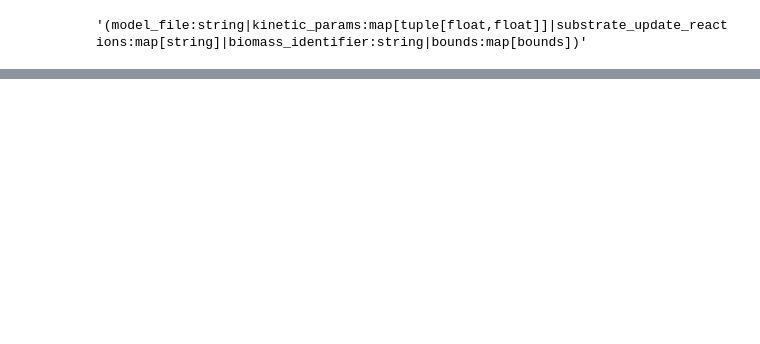
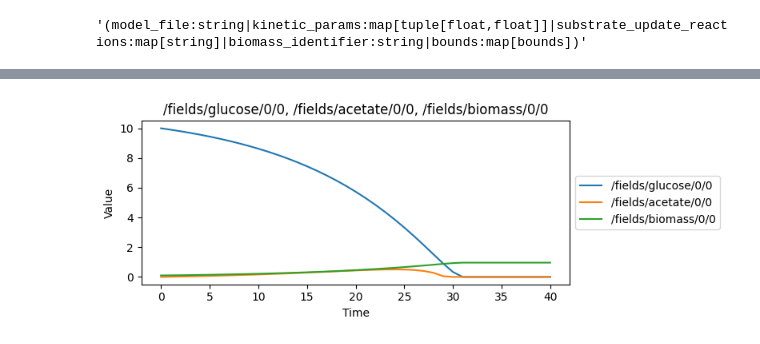
Before and after one commit to vivarium-collective/spatio-flux, a Jupyter notebook: demo/build_comets.ipynb, the cells around one changed output, grey strips where cells are left out. Cells and saved outputs as stored; diff of their text form; code cells hidden in the pictures; blank space fills up the shorter version.

```diff
--- a/demo/build_comets.ipynb
+++ b/demo/build_comets.ipynb
@@ -37,6 +41,23 @@ v.get_processes()
 v.process_schema('DynamicFBA')
 # %% [output]
 '(model_file:string|kinetic_params:map[tuple[float,float]]|substrate_update_reactions:map[string]|biomass_identifier:string|bounds:map[bounds])'
+# %%
+# TODO - enable get_dataclass to work with the new process
+# dfba_config  = v.get_dataclass('DynamicFBA')
+dfba_config = {
+    "model_file": "textbook",
+    "kinetic_params": {
+        "glucose": (0.5, 1),
+        "acetate": (0.5, 2)},
+    "substrate_update_reactions": {
+        "glucose": "EX_glc__D_e",
+        "acetate": "EX_ac_e"},
+    "biomass_identifier": "biomass",
+    "bounds": {
+        "EX_o2_e": {"lower": -2, "upper": None},
+        "ATPM": {"lower": 1, "upper": 1}
+    }
+}
 # %%
 # add a dynamic FBA process called 'dFBA'
 v.add_process(name="dFBA",
@@ -104,0 +192,2 @@ v.plot_timeseries()
+# %%
+v2.run(20)
@@ -104,0 +216,13 @@ v.plot_timeseries()
+# %%
+v2.plot_timeseries(
+    subplot_size=(8, 3),
+    combined_vars=[
+        [
+            '/fields/glucose/0/0',
+            '/fields/acetate/0/0',
+            '/fields/biomass/0/0'
+        ]
+    ]
+)
+# %% [output]
+[figure, added]
```
Also changed, not shown: parts of 16 cells of this notebook, 3 other files.
